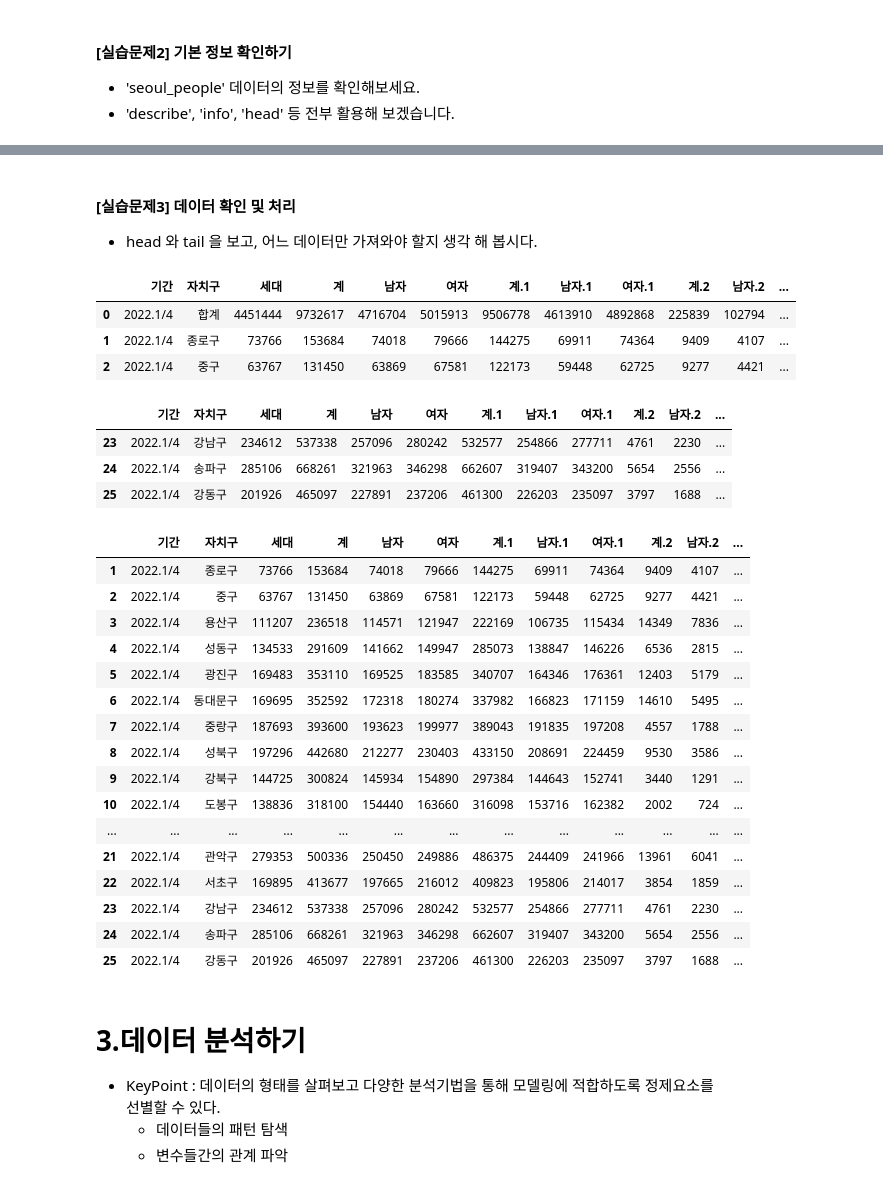
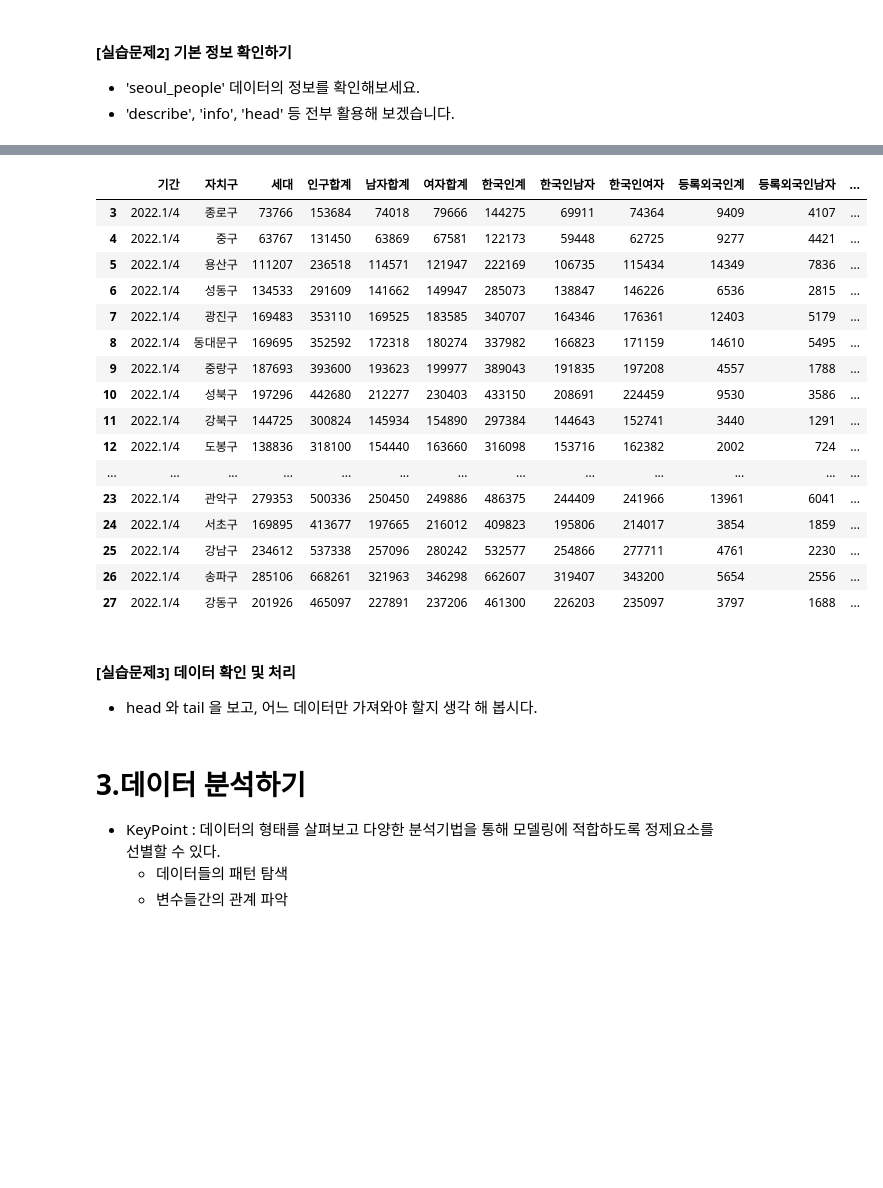
Before and after one commit to op-6160/AIVLE, a Jupyter notebook: 0213_MiniProject_1/1.3 데이터 불러오기 및 분석(EDA)_1차_주민등록데이터.ipynb, the cells around one changed output, grey strips where cells are left out. Saved outputs shown, nothing was run; the diff lists cells and outputs as text; code cells hidden in the pictures; blank space fills up the shorter version.

```diff
--- a/0213_MiniProject_1/1.3 데이터 불러오기 및 분석(EDA)_1차_주민등록데이터.ipynb
+++ b/0213_MiniProject_1/1.3 데이터 불러오기 및 분석(EDA)_1차_주민등록데이터.ipynb
@@ -126,40 +110,31 @@ memory usage: 3.0+ KB
+# %%
+new = seoul_people.astype({'65세이상고령자':'int','인구합계':'int'})
+new
+# %% [output]
+|  | 기간 | 자치구 | 세대 | 인구합계 | 남자합계 | 여자합계 | 한국인계 | 한국인남자 | 한국인여자 | 등록외국인계 | 등록외국인남자 | ... |
+| 3 | 2022.1/4 | 종로구 | 73766 | 153684 | 74018 | 79666 | 144275 | 69911 | 74364 | 9409 | 4107 | ... |
+| 4 | 2022.1/4 | 중구 | 63767 | 131450 | 63869 | 67581 | 122173 | 59448 | 62725 | 9277 | 4421 | ... |
+| 5 | 2022.1/4 | 용산구 | 111207 | 236518 | 114571 | 121947 | 222169 | 106735 | 115434 | 14349 | 7836 | ... |
+| 6 | 2022.1/4 | 성동구 | 134533 | 291609 | 141662 | 149947 | 285073 | 138847 | 146226 | 6536 | 2815 | ... |
+| 7 | 2022.1/4 | 광진구 | 169483 | 353110 | 169525 | 183585 | 340707 | 164346 | 176361 | 12403 | 5179 | ... |
+| 8 | 2022.1/4 | 동대문구 | 169695 | 352592 | 172318 | 180274 | 337982 | 166823 | 171159 | 14610 | 5495 | ... |
+| 9 | 2022.1/4 | 중랑구 | 187693 | 393600 | 193623 | 199977 | 389043 | 191835 | 197208 | 4557 | 1788 | ... |
+| 10 | 2022.1/4 | 성북구 | 197296 | 442680 | 212277 | 230403 | 433150 | 208691 | 224459 | 9530 | 3586 | ... |
+| 11 | 2022.1/4 | 강북구 | 144725 | 300824 | 145934 | 154890 | 297384 | 144643 | 152741 | 3440 | 1291 | ... |
+| 12 | 2022.1/4 | 도봉구 | 138836 | 318100 | 154440 | 163660 | 316098 | 153716 | 162382 | 2002 | 724 | ... |
+| ... | ... | ... | ... | ... | ... | ... | ... | ... | ... | ... | ... | ... |
+| 23 | 2022.1/4 | 관악구 | 279353 | 500336 | 250450 | 249886 | 486375 | 244409 | 241966 | 13961 | 6041 | ... |
+| 24 | 2022.1/4 | 서초구 | 169895 | 413677 | 197665 | 216012 | 409823 | 195806 | 214017 | 3854 | 1859 | ... |
+| 25 | 2022.1/4 | 강남구 | 234612 | 537338 | 257096 | 280242 | 532577 | 254866 | 277711 | 4761 | 2230 | ... |
+| 26 | 2022.1/4 | 송파구 | 285106 | 668261 | 321963 | 346298 | 662607 | 319407 | 343200 | 5654 | 2556 | ... |
+| 27 | 2022.1/4 | 강동구 | 201926 | 465097 | 227891 | 237206 | 461300 | 226203 | 235097 | 3797 | 1688 | ... |
 # %% [markdown]
 #### [실습문제3] 데이터 확인 및 처리
 
 * head 와 tail 을 보고, 어느 데이터만 가져와야 할지 생각 해 봅시다.
 # %%
-display(seoul_people.head(3))
-display(seoul_people.tail(3))
+# 아래에 실습코드를 작성하고 결과를 확인합니다.
+#seoul_people = seoul_people[3:]
-# %% [output]
-|  | 기간 | 자치구 | 세대 | 계 | 남자 | 여자 | 계.1 | 남자.1 | 여자.1 | 계.2 | 남자.2 | ... |
-| 0 | 2022.1/4 | 합계 | 4451444 | 9732617 | 4716704 | 5015913 | 9506778 | 4613910 | 4892868 | 225839 | 102794 | ... |
-| 1 | 2022.1/4 | 종로구 | 73766 | 153684 | 74018 | 79666 | 144275 | 69911 | 74364 | 9409 | 4107 | ... |
-| 2 | 2022.1/4 | 중구 | 63767 | 131450 | 63869 | 67581 | 122173 | 59448 | 62725 | 9277 | 4421 | ... |
-|  | 기간 | 자치구 | 세대 | 계 | 남자 | 여자 | 계.1 | 남자.1 | 여자.1 | 계.2 | 남자.2 | ... |
-| 23 | 2022.1/4 | 강남구 | 234612 | 537338 | 257096 | 280242 | 532577 | 254866 | 277711 | 4761 | 2230 | ... |
-| 24 | 2022.1/4 | 송파구 | 285106 | 668261 | 321963 | 346298 | 662607 | 319407 | 343200 | 5654 | 2556 | ... |
-| 25 | 2022.1/4 | 강동구 | 201926 | 465097 | 227891 | 237206 | 461300 | 226203 | 235097 | 3797 | 1688 | ... |
-# %%
-seoul_people = seoul_people[1:]
-seoul_people
-# %% [output]
-|  | 기간 | 자치구 | 세대 | 계 | 남자 | 여자 | 계.1 | 남자.1 | 여자.1 | 계.2 | 남자.2 | ... |
-| 1 | 2022.1/4 | 종로구 | 73766 | 153684 | 74018 | 79666 | 144275 | 69911 | 74364 | 9409 | 4107 | ... |
-| 2 | 2022.1/4 | 중구 | 63767 | 131450 | 63869 | 67581 | 122173 | 59448 | 62725 | 9277 | 4421 | ... |
-| 3 | 2022.1/4 | 용산구 | 111207 | 236518 | 114571 | 121947 | 222169 | 106735 | 115434 | 14349 | 7836 | ... |
-| 4 | 2022.1/4 | 성동구 | 134533 | 291609 | 141662 | 149947 | 285073 | 138847 | 146226 | 6536 | 2815 | ... |
-| 5 | 2022.1/4 | 광진구 | 169483 | 353110 | 169525 | 183585 | 340707 | 164346 | 176361 | 12403 | 5179 | ... |
-| 6 | 2022.1/4 | 동대문구 | 169695 | 352592 | 172318 | 180274 | 337982 | 166823 | 171159 | 14610 | 5495 | ... |
-| 7 | 2022.1/4 | 중랑구 | 187693 | 393600 | 193623 | 199977 | 389043 | 191835 | 197208 | 4557 | 1788 | ... |
-| 8 | 2022.1/4 | 성북구 | 197296 | 442680 | 212277 | 230403 | 433150 | 208691 | 224459 | 9530 | 3586 | ... |
-| 9 | 2022.1/4 | 강북구 | 144725 | 300824 | 145934 | 154890 | 297384 | 144643 | 152741 | 3440 | 1291 | ... |
-| 10 | 2022.1/4 | 도봉구 | 138836 | 318100 | 154440 | 163660 | 316098 | 153716 | 162382 | 2002 | 724 | ... |
-| ... | ... | ... | ... | ... | ... | ... | ... | ... | ... | ... | ... | ... |
-| 21 | 2022.1/4 | 관악구 | 279353 | 500336 | 250450 | 249886 | 486375 | 244409 | 241966 | 13961 | 6041 | ... |
-| 22 | 2022.1/4 | 서초구 | 169895 | 413677 | 197665 | 216012 | 409823 | 195806 | 214017 | 3854 | 1859 | ... |
-| 23 | 2022.1/4 | 강남구 | 234612 | 537338 | 257096 | 280242 | 532577 | 254866 | 277711 | 4761 | 2230 | ... |
-| 24 | 2022.1/4 | 송파구 | 285106 | 668261 | 321963 | 346298 | 662607 | 319407 | 343200 | 5654 | 2556 | ... |
-| 25 | 2022.1/4 | 강동구 | 201926 | 465097 | 227891 | 237206 | 461300 | 226203 | 235097 | 3797 | 1688 | ... |
 # %%
 # 해당 데이터프레임을 'df_seoul_people.csv' 파일로 저장하세요.
 seoul_people.to_csv('./df_seoul_people.csv')
```
Also changed, not shown: parts of 13 cells of this notebook, 12 other files.
